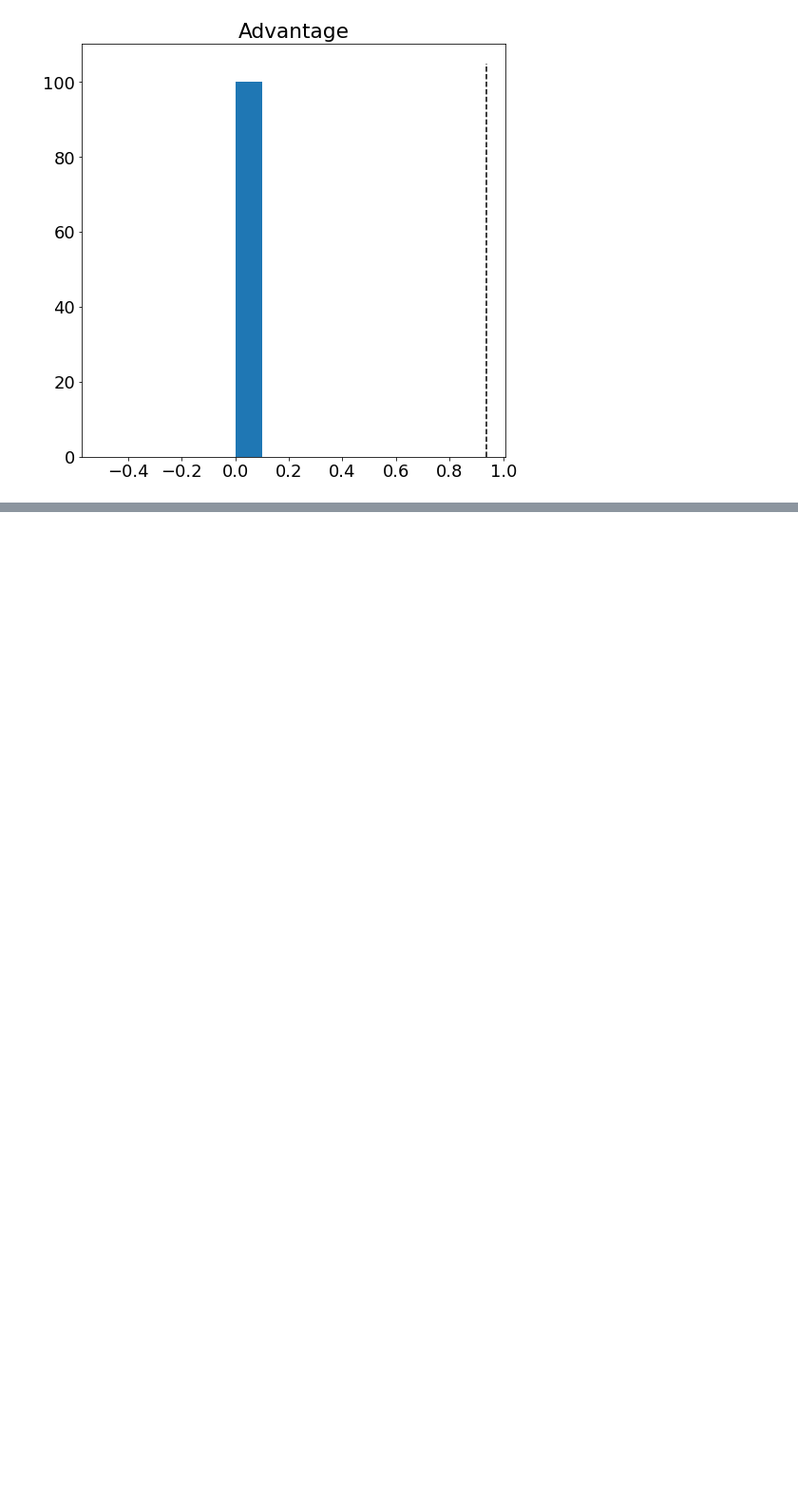
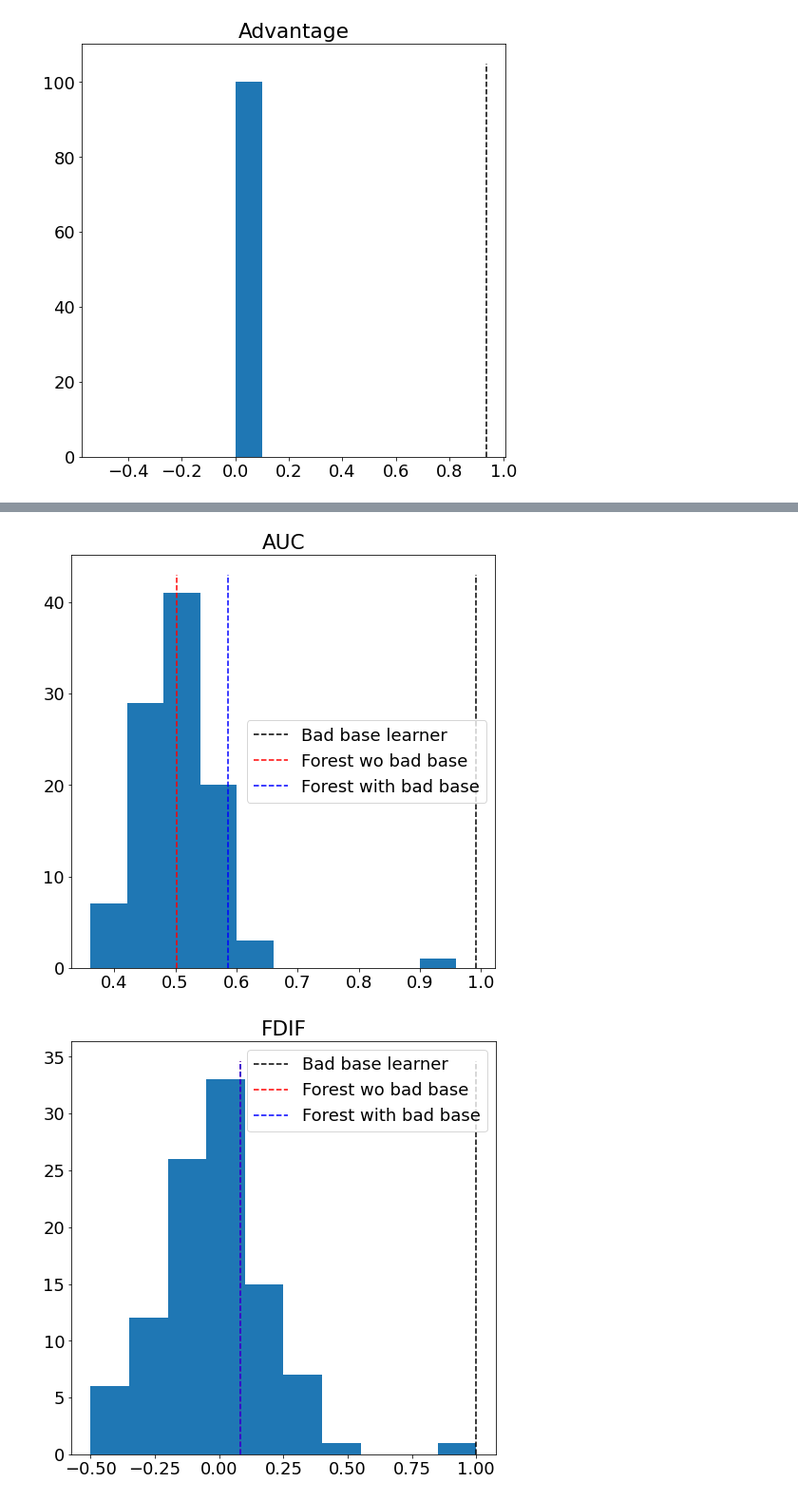
Before and after one commit to UWE-AI-GROUP/GRAIMATTER-TEST, a Jupyter notebook: results_analysis/ensemble_experiments.ipynb, the cells around one changed output, grey strips where cells are left out. Shown at 95% size. Drawn from its saved outputs; the diff is of its cells as text; code cells hidden in the pictures; blank space fills up the shorter version.

```diff
--- a/ensemble_experiments.ipynb
+++ b/results_analysis/ensemble_experiments.ipynb
@@ -162,0 +170,18 @@ for m in metrics:
+# %%
+class HackyForest():
+    '''
+    Class that enables a random forest to have another estimator added to it.
+    Used to demonstrate that we can add a really disclosive model (in this case a RF) to
+    an ensemble (another RF) with very little change to its output
+    '''
+    def __init__(self, rf, bad_classifier):
+        self.rf = rf
+        self.bad_classifier = bad_classifier
+
+    def predict_proba(self, X):
+        probs = self.rf.predict_proba(X)
+        extra_probs = self.bad_classifier.predict_proba(X)
+        probs = probs * rf.n_estimators
+        probs += extra_probs
+        probs /= (rf.n_estimators + 1)
+        return probs
@@ -162,0 +254,10 @@ for m in metrics:
+# %%
+all_estimators = safe_rf.estimators_ + [rf]
+base_learner_metrics = {m: [] for m in metrics}
+for i, base_learner in enumerate(all_estimators):
+    if i % 10 == 0:
+        print(i)
+    mia_test_probs, mia_test_labels, mia_classifier = worst_case_mia(base_learner, X_target, X_test)
+    e_metrics = get_metrics(mia_classifier, mia_test_probs, mia_test_labels)
+    for m in metrics:
+        base_learner_metrics[m].append(e_metrics[m])
@@ -162,0 +276,14 @@ for m in metrics:
+# %%
+for m in metrics:
+    plt.figure(figsize=(8, 8))
+    plt.hist(base_learner_metrics[m])
+    plt.title(m)
+    yl = plt.ylim()
+    plt.plot([rf_metrics[m], rf_metrics[m]], yl, 'k--', label='Bad base learner')
+    plt.plot([safe_rf_metrics[m], safe_rf_metrics[m]], yl, 'r--', label='Forest wo bad base')
+    plt.plot([hf_rf_metrics[m], hf_rf_metrics[m]], yl, 'b--', label='Forest with bad base')
+    plt.legend()
+    plt.savefig(f'base_hist_{m}.png')
+# %% [output]
+[figure, added]
+[figure, added]
```
Also changed, not shown: parts of 12 cells of this notebook.
